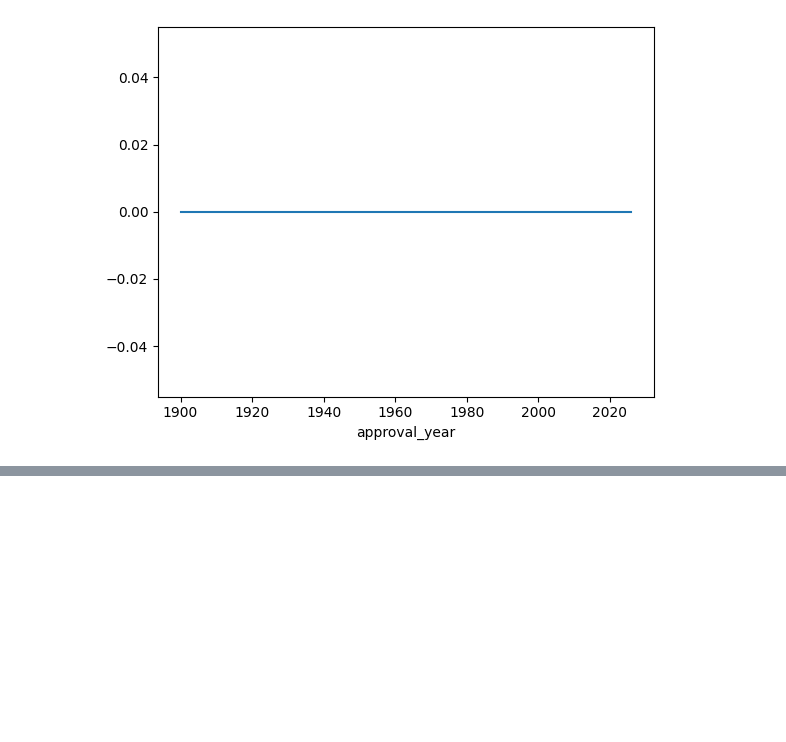
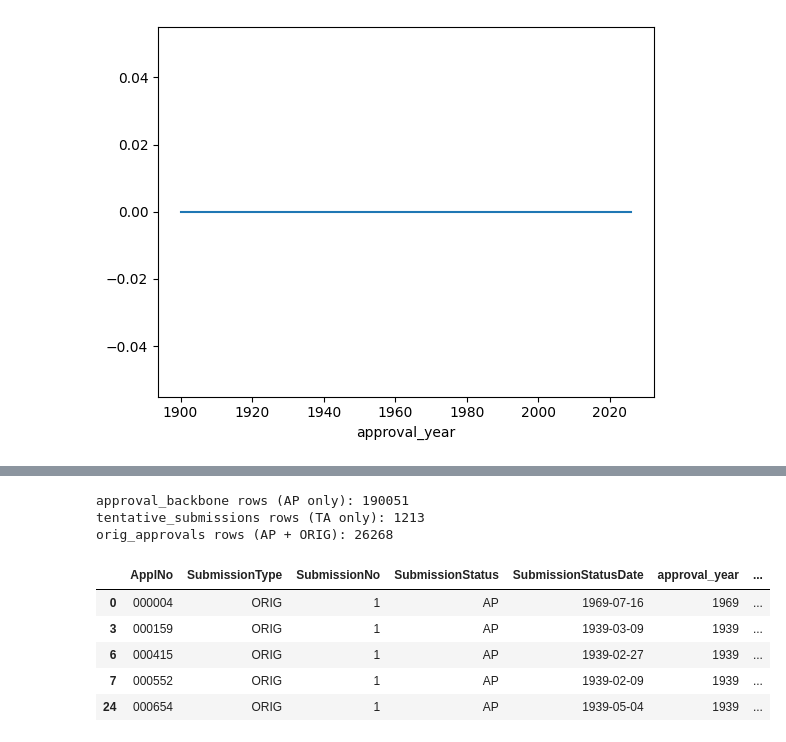
Before and after one commit to adelatorre2/adlt-econ580-thesis, a Jupyter notebook: code/notebooks/01_fda_backbone_and_scope.ipynb, the cells around one changed output, grey strips where cells are left out. Drawn from its saved outputs; the diff is of its cells as text; code cells hidden in the pictures; blank space fills up the shorter version.

Commit message:
exported cleanned working data for backbone

```diff
--- a/code/notebooks/01_fda_backbone_and_scope.ipynb
+++ b/code/notebooks/01_fda_backbone_and_scope.ipynb
@@ -887,0 +756,49 @@ Sample rows from orig_approvals
+# %%
+# Keep full approvals separate from tentative approvals.
+approval_backbone = submission_events.loc[submission_events["SubmissionStatus"].eq("AP")].copy()
+tentative_submissions = submission_events.loc[submission_events["SubmissionStatus"].eq("TA")].copy()
+
+# Restrict to ORIG approvals for the cleanest first-pass approximation to original approvals.
+orig_approvals = approval_backbone.loc[approval_backbone["SubmissionType"].eq("ORIG")].copy()
+
+# Keep only the columns we want in the first-pass exploratory backbone.
+final_cols = [
+    "ApplNo",
+    "SubmissionType",
+    "SubmissionNo",
+    "SubmissionStatus",
+    "SubmissionStatusDate",
+    "approval_year",
+    "ReviewPriority_raw",
+    "ReviewPriority",
+    "ApplType_raw",
+    "ApplType",
+    "SponsorName",
+    "DrugName",
+    "ActiveIngredient",
+    "n_products",
+    "ProductNo_list",
+    "SubmissionClassCodeID",
+    "SubmissionClassCode",
+    "SubmissionClassCodeDescription",
+]
+
+approval_backbone = approval_backbone[final_cols].copy()
+tentative_submissions = tentative_submissions[final_cols].copy()
+orig_approvals = orig_approvals[final_cols].copy()
+
+print("approval_backbone rows (AP only):", len(approval_backbone))
+print("tentative_submissions rows (TA only):", len(tentative_submissions))
+print("orig_approvals rows (AP + ORIG):", len(orig_approvals))
+
+display(orig_approvals.head())
+# %% [output]
+approval_backbone rows (AP only): 190051
+tentative_submissions rows (TA only): 1213
+orig_approvals rows (AP + ORIG): 26268
+|  | ApplNo | SubmissionType | SubmissionNo | SubmissionStatus | SubmissionStatusDate | approval_year | ... |
+| 0 | 000004 | ORIG | 1 | AP | 1969-07-16 | 1969 | ... |
+| 3 | 000159 | ORIG | 1 | AP | 1939-03-09 | 1939 | ... |
+| 6 | 000415 | ORIG | 1 | AP | 1939-02-27 | 1939 | ... |
+| 7 | 000552 | ORIG | 1 | AP | 1939-02-09 | 1939 | ... |
+| 24 | 000654 | ORIG | 1 | AP | 1939-05-04 | 1939 | ... |
```
Also changed, not shown: parts of 20 cells of this notebook, 1 other file.
